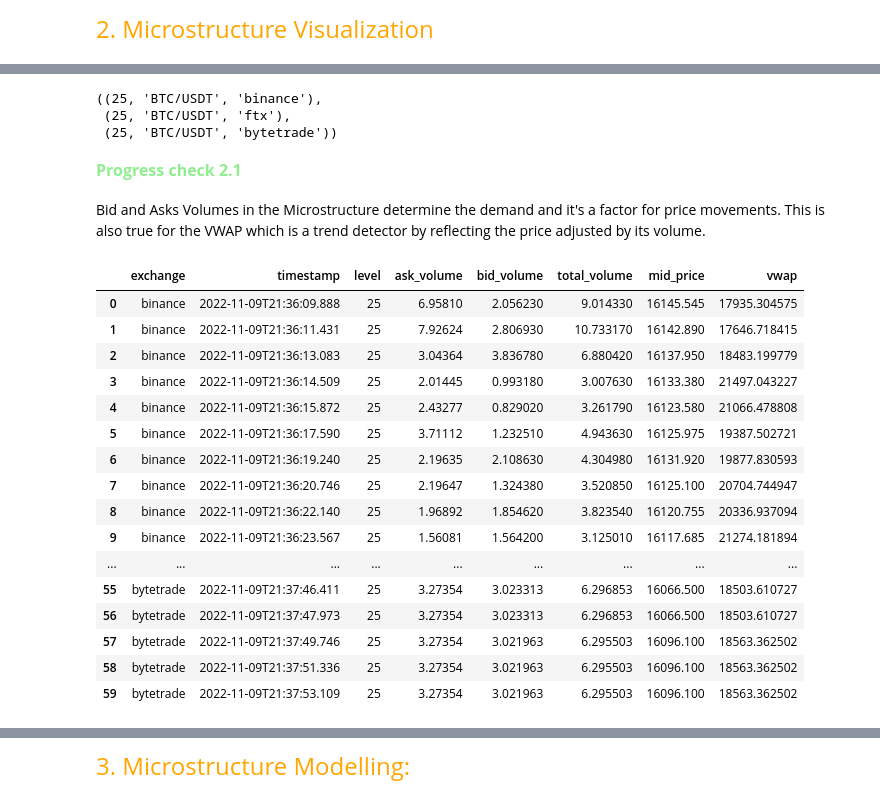
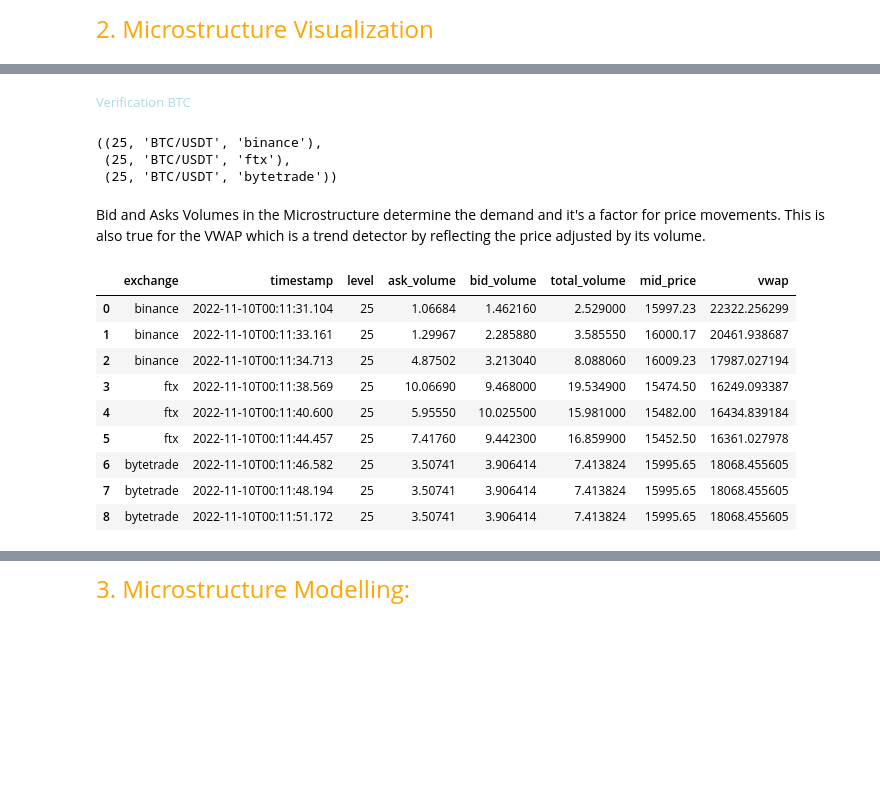
Before and after one commit to EstebanMqz/Microstructure-Visualization-Modelling, a Jupyter notebook: notebook.ipynb, the cells around one changed output, grey strips where cells are left out. Drawn from its saved outputs; the diff is of its cells as text; code cells hidden in the pictures; blank space fills up the shorter version.

```diff
--- a/notebook.ipynb
+++ b/notebook.ipynb
@@ -378,7 +395,6 @@ verif_ex1(lvls, cripto, exchange, n)
     df1 = Section 1 Verification.
     df2 = OHLCV.
 # %%
-n=20
 verif_0_B = vs.verif_ex1(v_params0[0],v_params0[1], v_params0[2], n)
 verif_1_B = vs.verif_ex1(v_params1[0],v_params1[1], v_params1[2], n)
 verif_2_B = vs.verif_ex1(v_params2[0],v_params2[1], v_params2[2], n)
@@ -446,7 +450,6 @@ v_params0, v_params1, v_params2
  (25, 'ETH/USDT', 'ftx'),
  (25, 'ETH/USDT', 'bytetrade'))
 # %%
-n=20
 verif_0_E = vs.verif_ex1(v_params0[0],v_params0[1], v_params0[2], n)
 verif_1_E = vs.verif_ex1(v_params1[0],v_params1[1], v_params1[2], n)
 verif_2_E = vs.verif_ex1(v_params2[0],v_params2[1], v_params2[2], n)
@@ -506,7 +495,6 @@ v_params0, v_params1, v_params2
  (25, 'XRP/USDT', 'ftx'),
  (25, 'XRP/USDT', 'bytetrade'))
 # %%
-n=20
 verif_0_X = vs.verif_ex1(v_params0[0],v_params0[1], v_params0[2], n)
 verif_1_X = vs.verif_ex1(v_params1[0],v_params1[1], v_params1[2], n)
 verif_2_X = vs.verif_ex1(v_params2[0],v_params2[1], v_params2[2], n)
@@ -583,3 +564,5 @@ Micro(lvls, cripto, exchange, n, ts)
+# %% [markdown]
+<font color= lightblue> <font size = 2> Verification BTC </font>
 # %%
 params0= 25, criptos[0], exchanges[0]
 params1= 25, criptos[0], exchanges[1]
@@ -589,34 +572,23 @@ params0,params1,params2
 ((25, 'BTC/USDT', 'binance'),
  (25, 'BTC/USDT', 'ftx'),
  (25, 'BTC/USDT', 'bytetrade'))
-# %% [markdown]
-<strong>
-<font color= lightgreen> <font size = 3> Progress check 2.1 </font>
 # %%
-n=20
-MS_0 = vs.Micro(params0[0],params0[1], params0[2], n, .01)
-MS_1 = vs.Micro(params1[0],params1[1], params1[2], n, .01)
-MS_2 = vs.Micro(params2[0],params2[1], params2[2], n, .01)
+MS_0_B = vs.Micro(params0[0],params0[1], params0[2], n, .01)
+MS_1_B = vs.Micro(params1[0],params1[1], params1[2], n, .01)
+MS_2_B = vs.Micro(params2[0],params2[1], params2[2], n, .01)
 # %% [markdown]
 Bid and Asks Volumes in the Microstructure determine the demand and it's a factor for price movements. This is also true for the VWAP which is a trend detector by reflecting the price adjusted by its volume.
 # %%
-MSob_df = fn.concatenate(MS_0[0], MS_1[0], MS_2[0], n)
-MSob_df
+MS_B = fn.concatenate(MS_0_B[0], MS_1_B[0], MS_2_B[0], n)
+MS_B
 # %% [output]
 |  | exchange | timestamp | level | ask_volume | bid_volume | total_volume | mid_price | vwap |
-| 0 | binance | 2022-11-09T21:36:09.888 | 25 | 6.95810 | 2.056230 | 9.014330 | 16145.545 | 17935.304575 |
-| 1 | binance | 2022-11-09T21:36:11.431 | 25 | 7.92624 | 2.806930 | 10.733170 | 16142.890 | 17646.718415 |
-| 2 | binance | 2022-11-09T21:36:13.083 | 25 | 3.04364 | 3.836780 | 6.880420 | 16137.950 | 18483.199779 |
-| 3 | binance | 2022-11-09T21:36:14.509 | 25 | 2.01445 | 0.993180 | 3.007630 | 16133.380 | 21497.043227 |
-| 4 | binance | 2022-11-09T21:36:15.872 | 25 | 2.43277 | 0.829020 | 3.261790 | 16123.580 | 21066.478808 |
-| 5 | binance | 2022-11-09T21:36:17.590 | 25 | 3.71112 | 1.232510 | 4.943630 | 16125.975 | 19387.502721 |
-| 6 | binance | 2022-11-09T21:36:19.240 | 25 | 2.19635 | 2.108630 | 4.304980 | 16131.920 | 19877.830593 |
-| 7 | binance | 2022-11-09T21:36:20.746 | 25 | 2.19647 | 1.324380 | 3.520850 | 16125.100 | 20704.744947 |
-| 8 | binance | 2022-11-09T21:36:22.140 | 25 | 1.96892 | 1.854620 | 3.823540 | 16120.755 | 20336.937094 |
-| 9 | binance | 2022-11-09T21:36:23.567 | 25 | 1.56081 | 1.564200 | 3.125010 | 16117.685 | 21274.181894 |
-| ... | ... | ... | ... | ... | ... | ... | ... | ... |
-| 55 | bytetrade | 2022-11-09T21:37:46.411 | 25 | 3.27354 | 3.023313 | 6.296853 | 16066.500 | 18503.610727 |
-| 56 | bytetrade | 2022-11-09T21:37:47.973 | 25 | 3.27354 | 3.023313 | 6.296853 | 16066.500 | 18503.610727 |
-| 57 | bytetrade | 2022-11-09T21:37:49.746 | 25 | 3.27354 | 3.021963 | 6.295503 | 16096.100 | 18563.362502 |
-| 58 | bytetrade | 2022-11-09T21:37:51.336 | 25 | 3.27354 | 3.021963 | 6.295503 | 16096.100 | 18563.362502 |
-| 59 | bytetrade | 2022-11-09T21:37:53.109 | 25 | 3.27354 | 3.021963 | 6.295503 | 16096.100 | 18563.362502 |
+| 0 | binance | 2022-11-10T00:11:31.104 | 25 | 1.06684 | 1.462160 | 2.529000 | 15997.23 | 22322.256299 |
+| 1 | binance | 2022-11-10T00:11:33.161 | 25 | 1.29967 | 2.285880 | 3.585550 | 16000.17 | 20461.938687 |
+| 2 | binance | 2022-11-10T00:11:34.713 | 25 | 4.87502 | 3.213040 | 8.088060 | 16009.23 | 17987.027194 |
+| 3 | ftx | 2022-11-10T00:11:38.569 | 25 | 10.06690 | 9.468000 | 19.534900 | 15474.50 | 16249.093387 |
+| 4 | ftx | 2022-11-10T00:11:40.600 | 25 | 5.95550 | 10.025500 | 15.981000 | 15482.00 | 16434.839184 |
+| 5 | ftx | 2022-11-10T00:11:44.457 | 25 | 7.41760 | 9.442300 | 16.859900 | 15452.50 | 16361.027978 |
+| 6 | bytetrade | 2022-11-10T00:11:46.582 | 25 | 3.50741 | 3.906414 | 7.413824 | 15995.65 | 18068.455605 |
+| 7 | bytetrade | 2022-11-10T00:11:48.194 | 25 | 3.50741 | 3.906414 | 7.413824 | 15995.65 | 18068.455605 |
+| 8 | bytetrade | 2022-11-10T00:11:51.172 | 25 | 3.50741 | 3.906414 | 7.413824 | 15995.65 | 18068.455605 |
```
Also changed, not shown: parts of 52 cells of this notebook, 2 other files.
